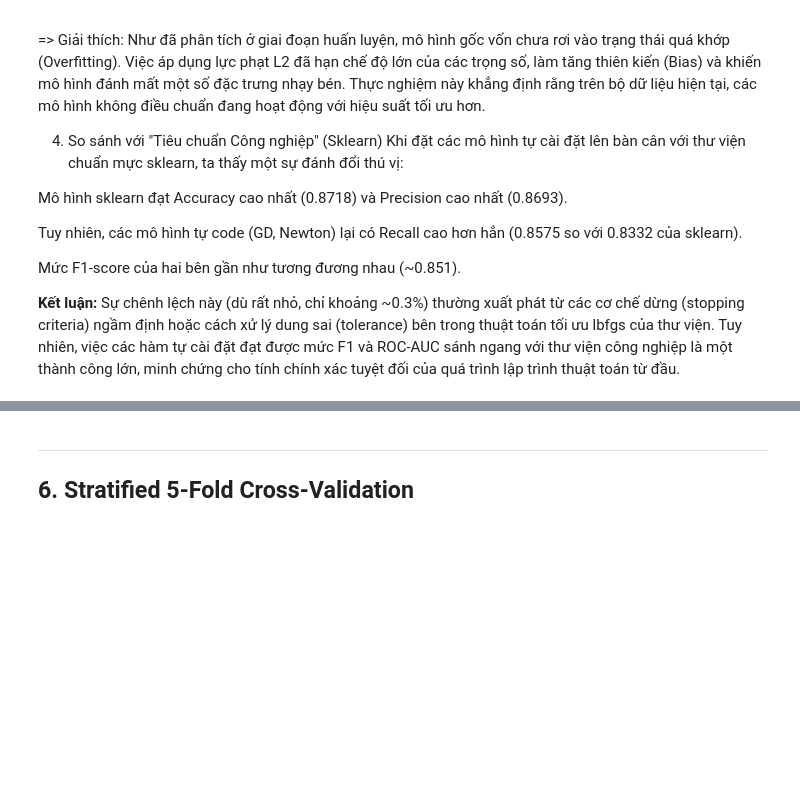
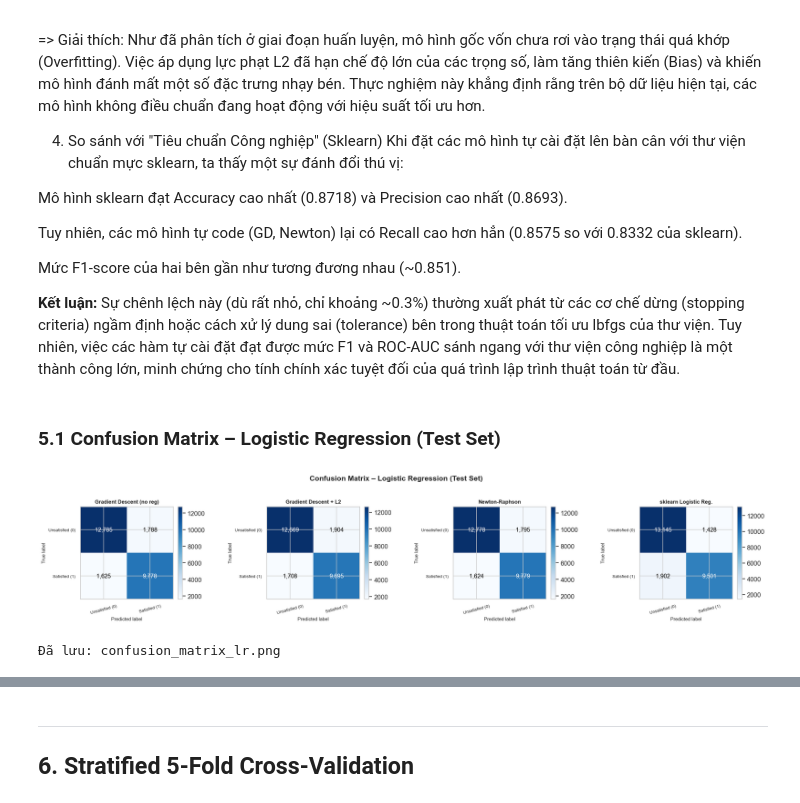
Before and after one commit to conluoi123/Machine-Learning---Project-1-, a Jupyter notebook: code/Part2_Classification/models.ipynb, the cells around one changed output, grey strips where cells are left out. Saved outputs shown, nothing was run; the diff lists cells and outputs as text; code cells hidden in the pictures; blank space fills up the shorter version.

```diff
--- a/code/Part2_Classification/models.ipynb
+++ b/code/Part2_Classification/models.ipynb
@@ -879,3 +879,45 @@ Tuy nhiên, các mô hình tự code (GD, Newton) lại có Recall cao hơn hẳ
 Mức F1-score của hai bên gần như tương đương nhau (~0.851).
 
 **Kết luận:** Sự chênh lệch này (dù rất nhỏ, chỉ khoảng ~0.3%) thường xuất phát từ các cơ chế dừng (stopping criteria) ngầm định hoặc cách xử lý dung sai (tolerance) bên trong thuật toán tối ưu lbfgs của thư viện. Tuy nhiên, việc các hàm tự cài đặt đạt được mức F1 và ROC-AUC sánh ngang với thư viện công nghiệp là một thành công lớn, minh chứng cho tính chính xác tuyệt đối của quá trình lập trình thuật toán từ đầu.
+# %% [markdown]
+### 5.1  Confusion Matrix – Logistic Regression (Test Set)
+# %%
+from sklearn.metrics import confusion_matrix
+import itertools
+
+models_cm = [
+    ('Gradient Descent (no reg)', results[0]['y_pred']),
+    ('Gradient Descent + L2',     results[1]['y_pred']),
+    ('Newton-Raphson',            results[2]['y_pred']),
+    ('sklearn Logistic Reg.',     results[3]['y_pred']),
+]
+
+fig, axes = plt.subplots(1, 4, figsize=(20, 4))
+fig.suptitle('Confusion Matrix – Logistic Regression (Test Set)', fontsize=14, fontweight='bold', y=1.02)
+
+class_labels = ['Unsatisfied (0)', 'Satisfied (1)']
+
+for ax, (name, y_pred) in zip(axes, models_cm):
+    cm = confusion_matrix(y_test, y_pred)
+    im = ax.imshow(cm, interpolation='nearest', cmap='Blues')
+    ax.set_title(name, fontsize=10, fontweight='bold')
+    ax.set_xlabel('Predicted label', fontsize=9)
+    ax.set_ylabel('True label', fontsize=9)
+    ax.set_xticks([0, 1]); ax.set_xticklabels(class_labels, fontsize=8, rotation=15)
+    ax.set_yticks([0, 1]); ax.set_yticklabels(class_labels, fontsize=8)
+    plt.colorbar(im, ax=ax, fraction=0.046, pad=0.04)
+
+    # Ghi số liệu vào từng ô
+    thresh = cm.max() / 2
+    for i, j in itertools.product(range(cm.shape[0]), range(cm.shape[1])):
+        ax.text(j, i, f'{cm[i, j]:,}',
+                ha='center', va='center', fontsize=11,
+                color='white' if cm[i, j] > thresh else 'black')
+
+plt.tight_layout()
+plt.savefig(os.path.join(FIG_PATH, 'confusion_matrix_lr.png'), dpi=150, bbox_inches='tight')
+plt.show()
+print('Đã lưu: confusion_matrix_lr.png')
+# %% [output]
+[figure, added]
+Đã lưu: confusion_matrix_lr.png
```
Also changed, not shown: parts of 14 cells of this notebook, 2 other files.
